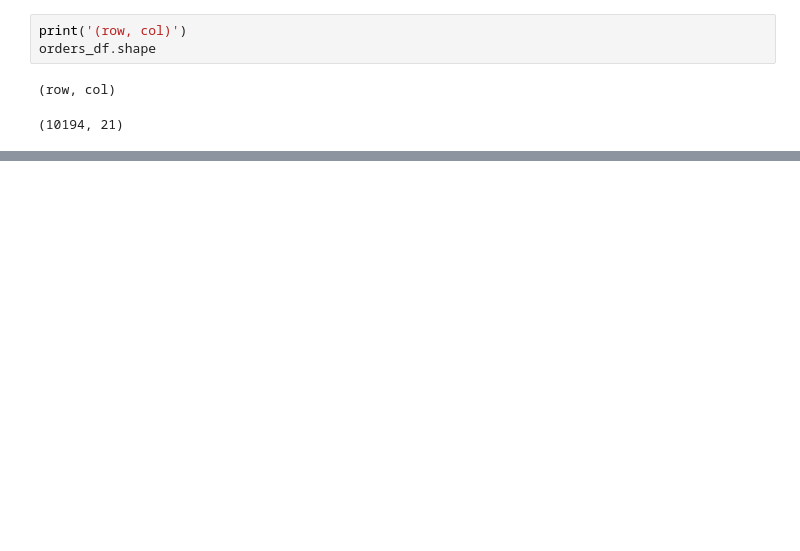
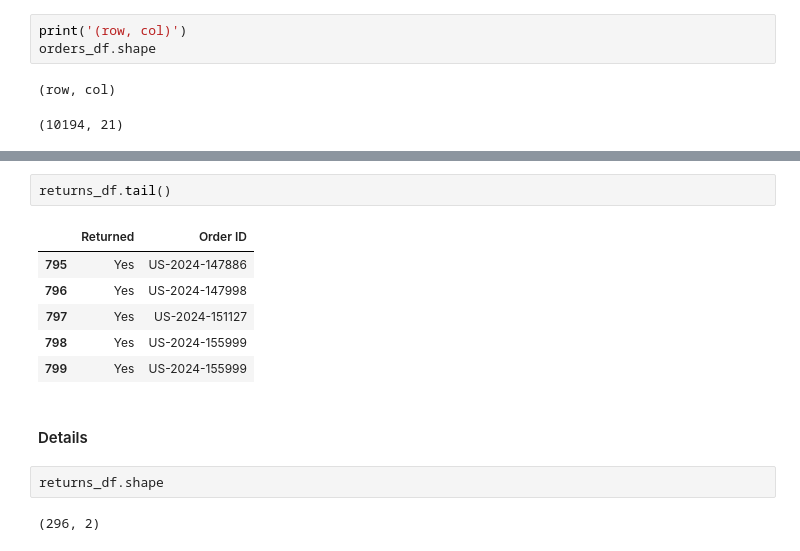
Before and after one commit to nacht29/Superstore-Analysis, a Jupyter notebook: Super_Store_Analysis.ipynb, the cells around one changed output, grey strips where cells are left out. Cells and saved outputs as stored; diff of their text form; blank space fills up the shorter version.

```diff
--- a/Super_Store_Analysis.ipynb
+++ b/Super_Store_Analysis.ipynb
@@ -90,0 +123,15 @@ memory usage: 1.6+ MB
+# %%
+returns_df.tail()
+# %% [output]
+|  | Returned | Order ID |
+| 795 | Yes | US-2024-147886 |
+| 796 | Yes | US-2024-147998 |
+| 797 | Yes | US-2024-151127 |
+| 798 | Yes | US-2024-155999 |
+| 799 | Yes | US-2024-155999 |
+# %% [markdown]
+#### Details
+# %%
+returns_df.shape
+# %% [output]
+(296, 2)
```
Also changed, not shown: parts of 46 cells of this notebook.
